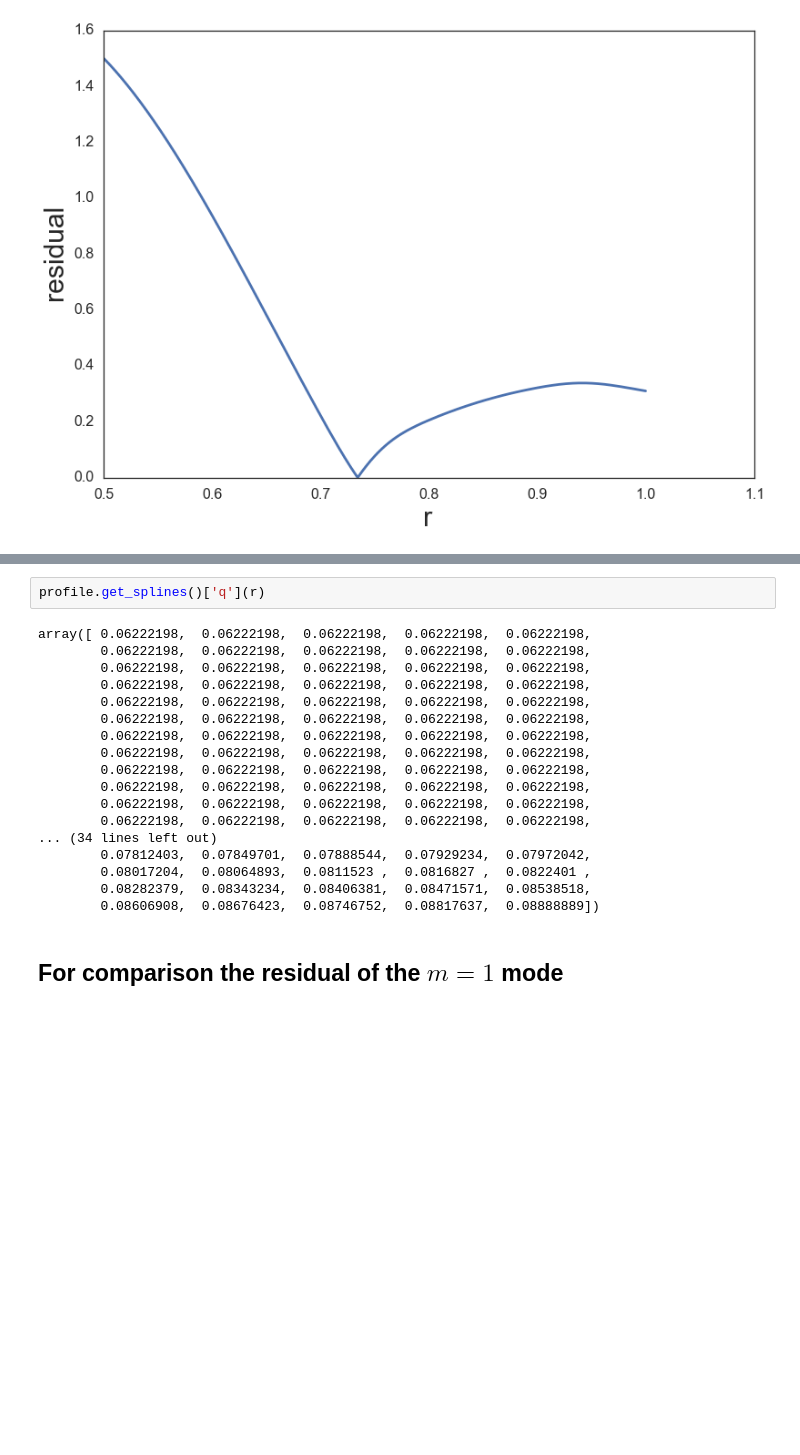
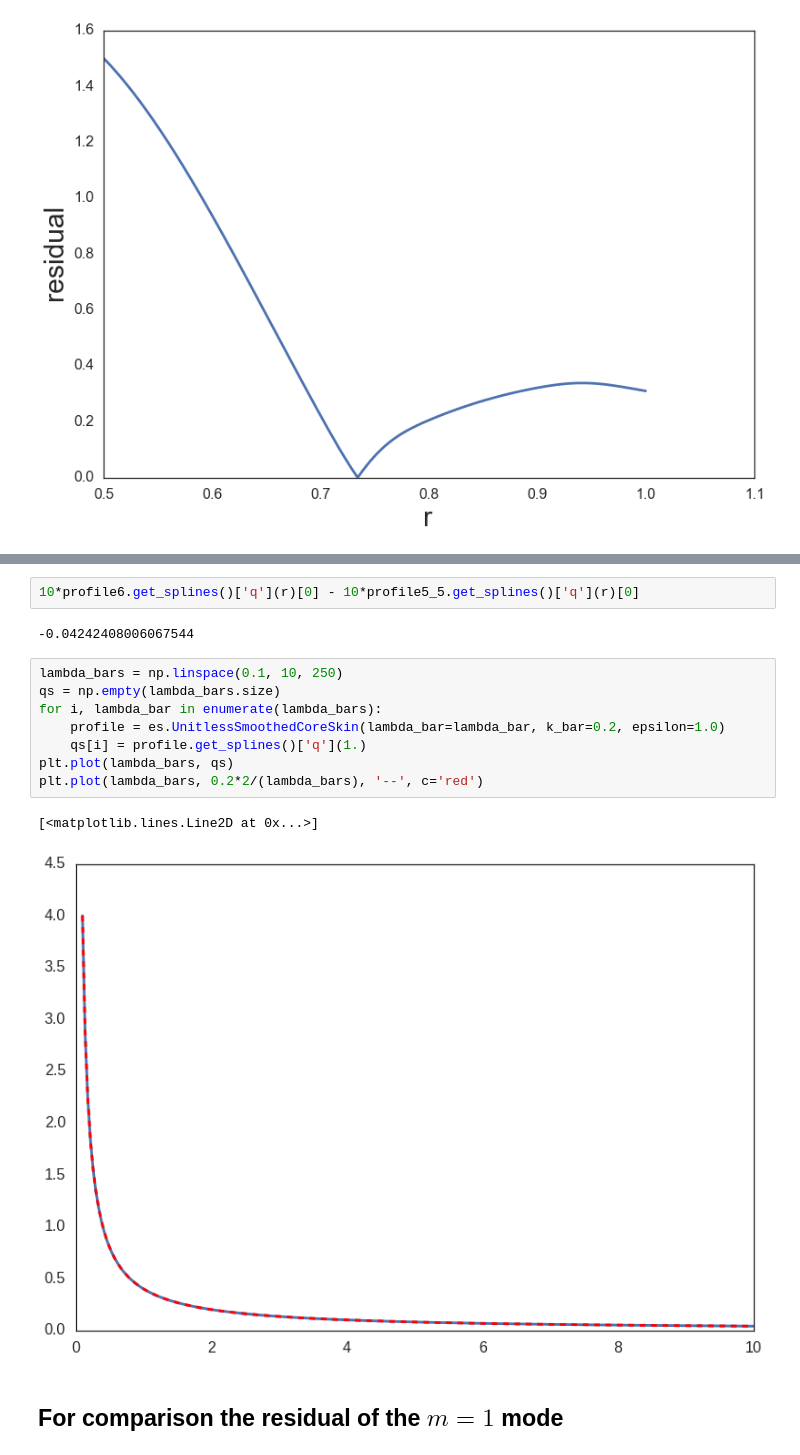
Before and after one commit to jensv/fluxtubestability, a Jupyter notebook: ipython_notebooks/looking_at_discontinous_parts_of_stability_of_maps.ipynb, the cells around one changed output, grey strips where cells are left out. Saved outputs shown, nothing was run; the diff lists cells and outputs as text; blank space fills up the shorter version.

```diff
--- a/ipython_notebooks/looking_at_discontinous_parts_of_stability_of_maps.ipynb
+++ b/ipython_notebooks/looking_at_discontinous_parts_of_stability_of_maps.ipynb
@@ -494,23 +494,18 @@ plt.legend([r'pressure', r'$j_z$', 'r$b_{\theta}$', 'p_prime', 'q'])
-# %%
-profile.get_splines()['q'](r)
-# %% [output]
-array([ 0.06222198,  0.06222198,  0.06222198,  0.06222198,  0.06222198,
-        0.06222198,  0.06222198,  0.06222198,  0.06222198,  0.06222198,
-        0.06222198,  0.06222198,  0.06222198,  0.06222198,  0.06222198,
-        0.06222198,  0.06222198,  0.06222198,  0.06222198,  0.06222198,
-        0.06222198,  0.06222198,  0.06222198,  0.06222198,  0.06222198,
-        0.06222198,  0.06222198,  0.06222198,  0.06222198,  0.06222198,
-        0.06222198,  0.06222198,  0.06222198,  0.06222198,  0.06222198,
-        0.06222198,  0.06222198,  0.06222198,  0.06222198,  0.06222198,
-        0.06222198,  0.06222198,  0.06222198,  0.06222198,  0.06222198,
-        0.06222198,  0.06222198,  0.06222198,  0.06222198,  0.06222198,
-        0.06222198,  0.06222198,  0.06222198,  0.06222198,  0.06222198,
-        0.06222198,  0.06222198,  0.06222198,  0.06222198,  0.06222198,
-... (34 lines left out)
-        0.07812403,  0.07849701,  0.07888544,  0.07929234,  0.07972042,
-        0.08017204,  0.08064893,  0.0811523 ,  0.0816827 ,  0.0822401 ,
-        0.08282379,  0.08343234,  0.08406381,  0.08471571,  0.08538518,
-        0.08606908,  0.08676423,  0.08746752,  0.08817637,  0.08888889])
+# %%
+10*profile6.get_splines()['q'](r)[0] - 10*profile5_5.get_splines()['q'](r)[0]
+# %% [output]
+-0.04242408006067544
+# %%
+lambda_bars = np.linspace(0.1, 10, 250)
+qs = np.empty(lambda_bars.size)
+for i, lambda_bar in enumerate(lambda_bars):
+    profile = es.UnitlessSmoothedCoreSkin(lambda_bar=lambda_bar, k_bar=0.2, epsilon=1.0)
+    qs[i] = profile.get_splines()['q'](1.)
+plt.plot(lambda_bars, qs)
+plt.plot(lambda_bars, 0.2*2/(lambda_bars), '--', c='red')
+# %% [output]
+[<matplotlib.lines.Line2D at 0x...>]
+[figure, added]
 # %% [markdown]
 ## For comparison the residual of the $m=1$ mode
 # %%
```
Also changed, not shown: parts of 10 cells of this notebook.
